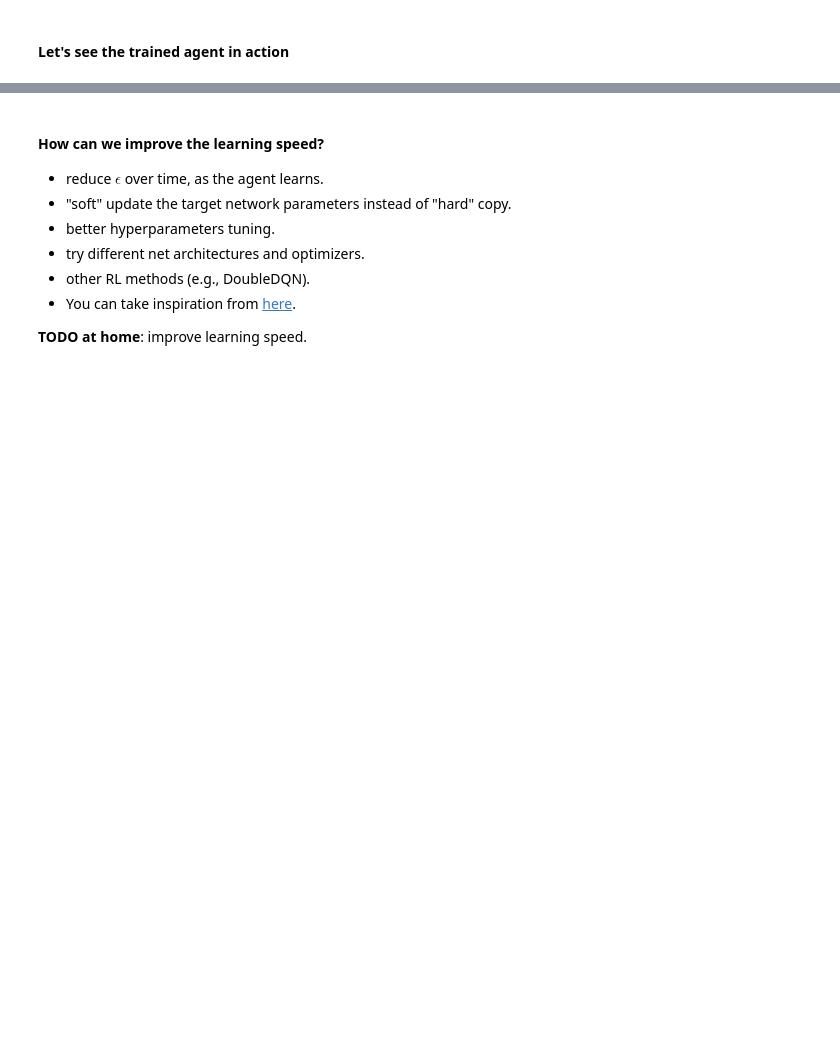
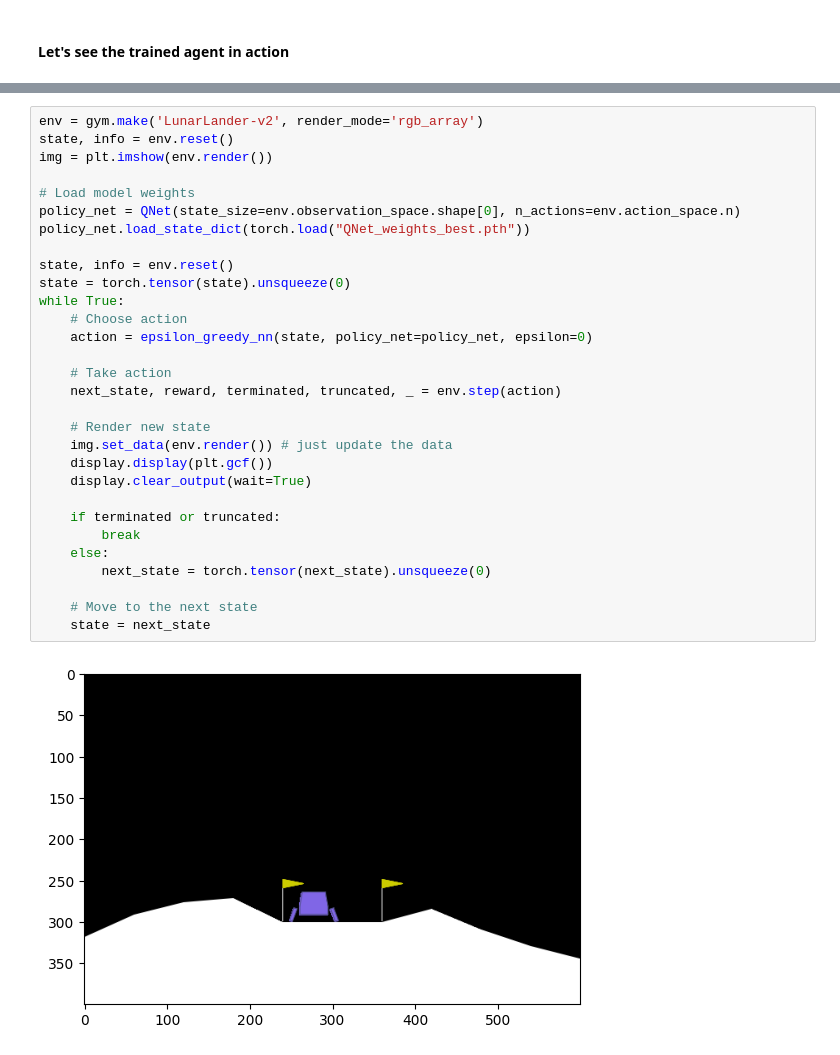
Before and after one commit to matbun/rl-lecture, a Jupyter notebook: RL-lecture.ipynb, the cells around one changed output, grey strips where cells are left out. Drawn from its saved outputs; the diff is of its cells as text; blank space fills up the shorter version.

```diff
--- a/RL-lecture.ipynb
+++ b/RL-lecture.ipynb
@@ -981,11 +991,32 @@ while True:
-# %% [markdown]
-#### How can we improve the learning speed?
-
-- reduce $\epsilon$ over time, as the agent learns.
-- "soft" update the target network parameters instead of "hard" copy.
-- better hyperparameters tuning.
-- try different net architectures and optimizers.
-- other RL methods (e.g., DoubleDQN).
-- You can take inspiration from [here](https://pytorch.org/tutorials/intermediate/reinforcement_q_learning.html).
-
-**TODO at home**: improve learning speed.
+# %%
+env = gym.make('LunarLander-v2', render_mode='rgb_array')
+state, info = env.reset()
+img = plt.imshow(env.render())
+
+# Load model weights
+policy_net = QNet(state_size=env.observation_space.shape[0], n_actions=env.action_space.n)
+policy_net.load_state_dict(torch.load("QNet_weights_best.pth"))
+
+state, info = env.reset()
+state = torch.tensor(state).unsqueeze(0)
+while True:
+    # Choose action
+    action = epsilon_greedy_nn(state, policy_net=policy_net, epsilon=0)
+
+    # Take action
+    next_state, reward, terminated, truncated, _ = env.step(action)
+
+    # Render new state
+    img.set_data(env.render()) # just update the data
+    display.display(plt.gcf())
+    display.clear_output(wait=True)
+
+    if terminated or truncated:
+        break
+    else:
+        next_state = torch.tensor(next_state).unsqueeze(0)
+
+    # Move to the next state
+    state = next_state
+# %% [output]
+[figure, added]
```
Also changed, not shown: parts of 11 cells of this notebook, 5 other files.
